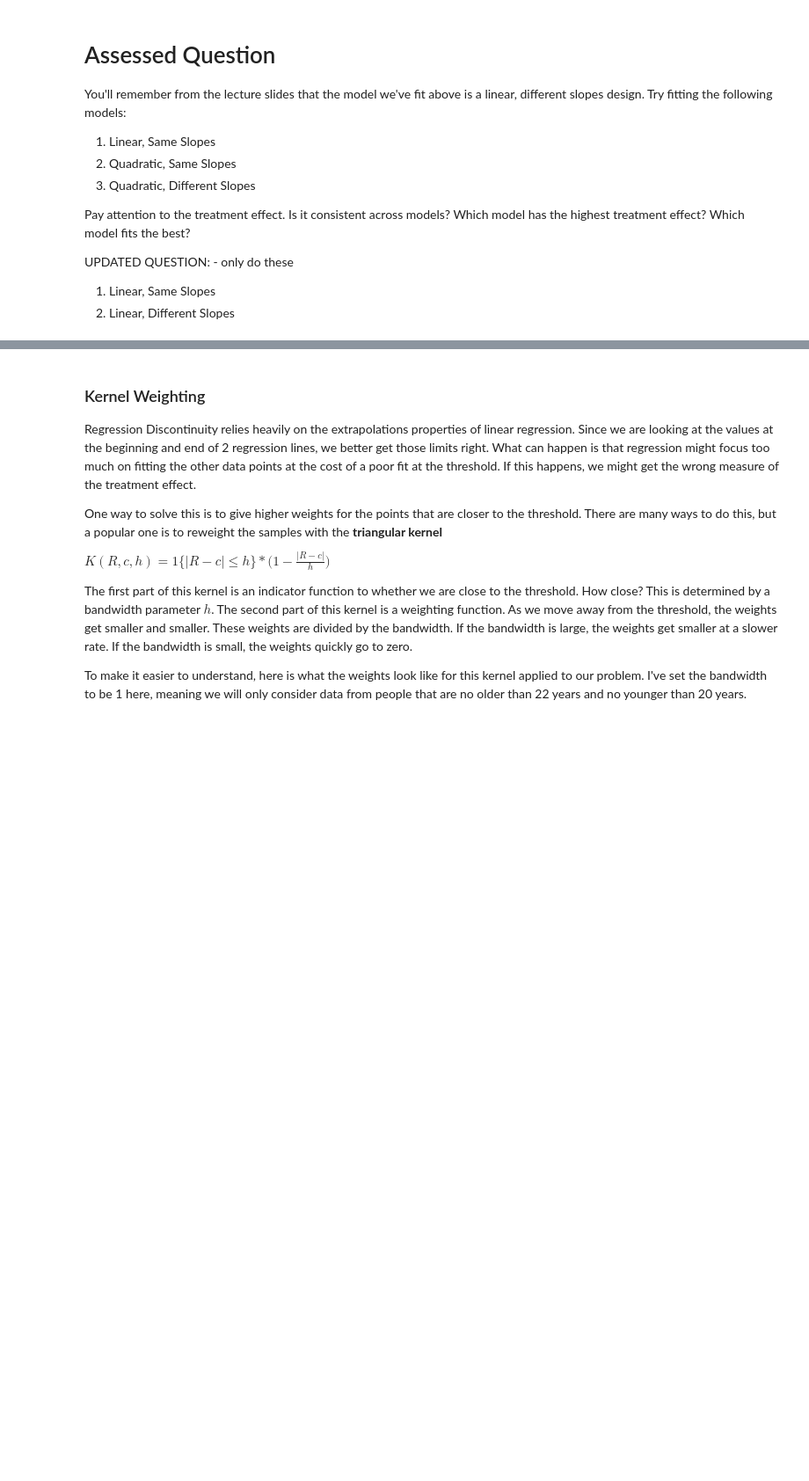
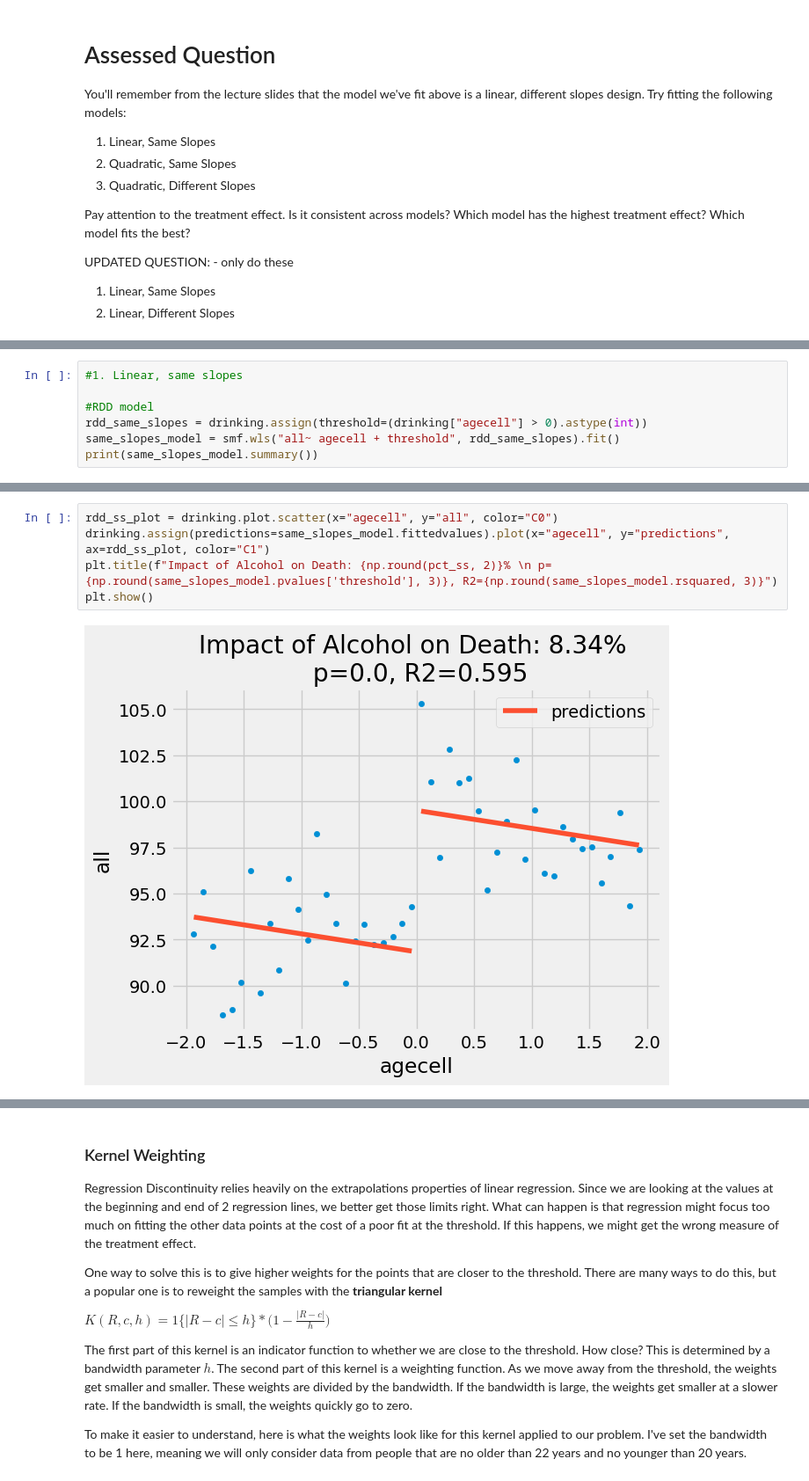
Before and after one commit to eli576/QM2, a Jupyter notebook: notebooks/W09. Regression Discontinuity.ipynb, the cells around one changed output, grey strips where cells are left out. Shown at 88% size. Saved outputs shown, nothing was run; the diff lists cells and outputs as text; blank space fills up the shorter version.

```diff
--- a/notebooks/W09. Regression Discontinuity.ipynb
+++ b/notebooks/W09. Regression Discontinuity.ipynb
@@ -287,0 +287,7 @@ UPDATED QUESTION: - only do these
+# %%
+#1. Linear, same slopes
+
+#RDD model
+rdd_same_slopes = drinking.assign(threshold=(drinking["agecell"] > 0).astype(int))
+same_slopes_model = smf.wls("all~ agecell + threshold", rdd_same_slopes).fit()
+print(same_slopes_model.summary())
@@ -287,0 +318,7 @@ UPDATED QUESTION: - only do these
+# %%
+rdd_ss_plot = drinking.plot.scatter(x="agecell", y="all", color="C0")
+drinking.assign(predictions=same_slopes_model.fittedvalues).plot(x="agecell", y="predictions", ax=rdd_ss_plot, color="C1")
+plt.title(f"Impact of Alcohol on Death: {np.round(pct_ss, 2)}% \n p={np.round(same_slopes_model.pvalues['threshold'], 3)}, R2={np.round(same_slopes_model.rsquared, 3)}")
+plt.show()
+# %% [output]
+[figure, added]
```
Also changed, not shown: parts of 23 cells of this notebook.
